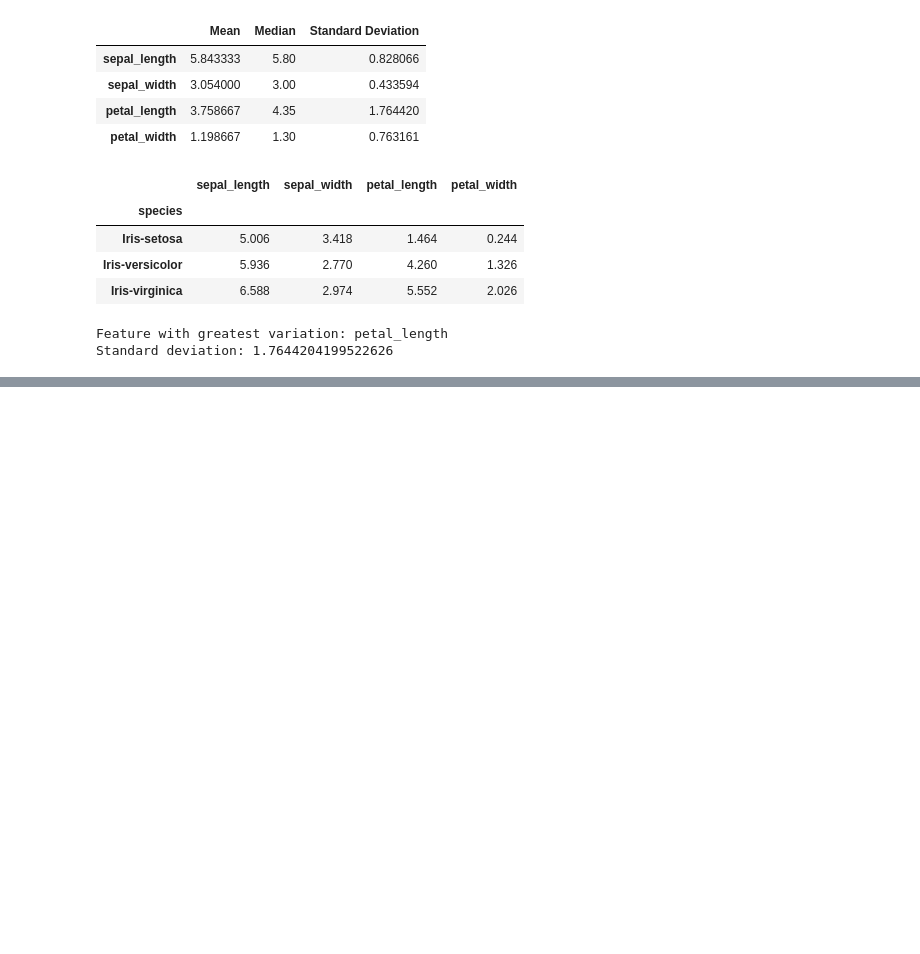
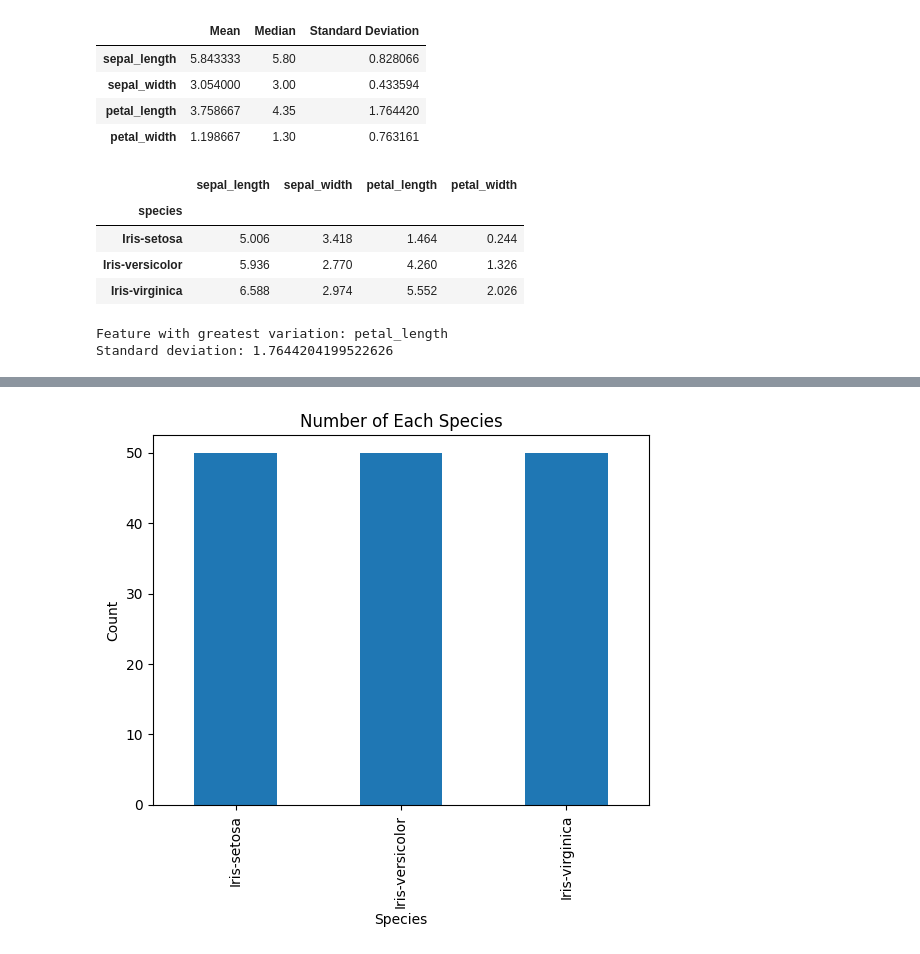
Before and after one commit to andrianllmm/ds100-ws1, a Jupyter notebook: eda.ipynb, the cells around one changed output, grey strips where cells are left out. Drawn from its saved outputs; the diff is of its cells as text; code cells hidden in the pictures; blank space fills up the shorter version.

```diff
--- a/eda.ipynb
+++ b/eda.ipynb
@@ -91,0 +102,8 @@ Standard deviation: 1.7644204199522626
+# %%
+df['species'].value_counts().plot(kind='bar')
+plt.title('Number of Each Species')
+plt.xlabel('Species')
+plt.ylabel('Count')
+plt.show()
+# %% [output]
+[figure, added]
```
Also changed, not shown: parts of 3 cells of this notebook.
